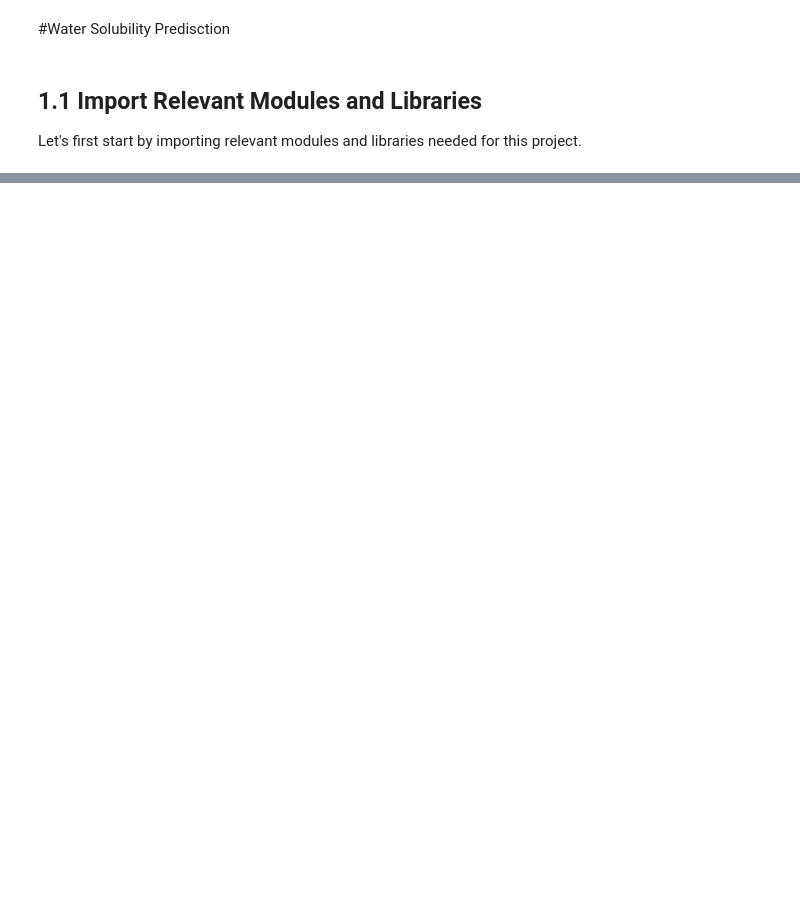
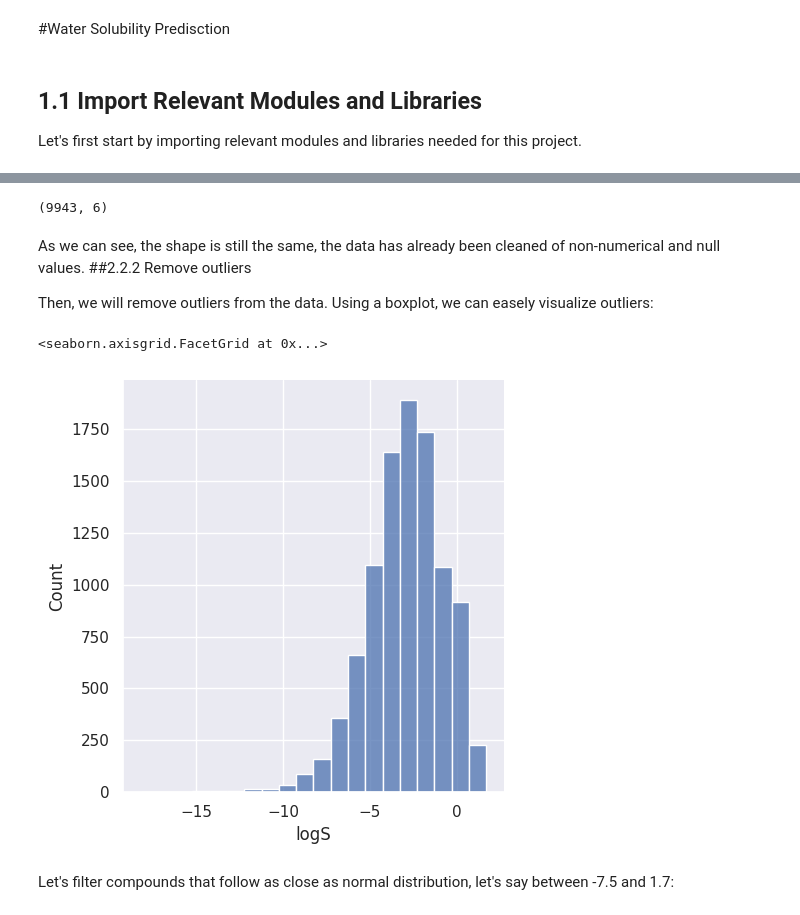
Before and after one commit to LucasCossard/WSPP_Projectppchem, a Jupyter notebook: Notebook_WSP.ipynb, the cells around one changed output, grey strips where cells are left out. Cells and saved outputs as stored; diff of their text form; code cells hidden in the pictures; blank space fills up the shorter version.

```diff
--- a/Notebook_WSP.ipynb
+++ b/Notebook_WSP.ipynb
@@ -51,0 +117,3 @@ from tqdm import tqdm
+# %%
+# open a file containing descriptors and yield
+data_solubility = pd.read_csv("/content/Data_Solubility.csv", delimiter=';')
@@ -51,0 +142,19 @@ from tqdm import tqdm
+# %%
+data_solubility.SMILES.isnull().sum()
+data_solubility.dropna(inplace=True)
+data_solubility.shape
+# %% [output]
+(9943, 6)
+# %% [markdown]
+As we can see, the shape is still the same, the data has already been cleaned of non-numerical and null values.
+##2.2.2 Remove outliers
+
+Then, we will remove outliers from the data. Using a boxplot, we can easely visualize outliers:
+# %%
+sn.set_theme()
+sn.displot(data=data_solubility, x="logS", binwidth=1)
+# %% [output]
+<seaborn.axisgrid.FacetGrid at 0x...>
+[figure, added]
+# %% [markdown]
+Let's filter compounds that follow as close as normal distribution, let's say between -7.5 and 1.7:
```
Also changed, not shown: parts of 23 cells of this notebook.
